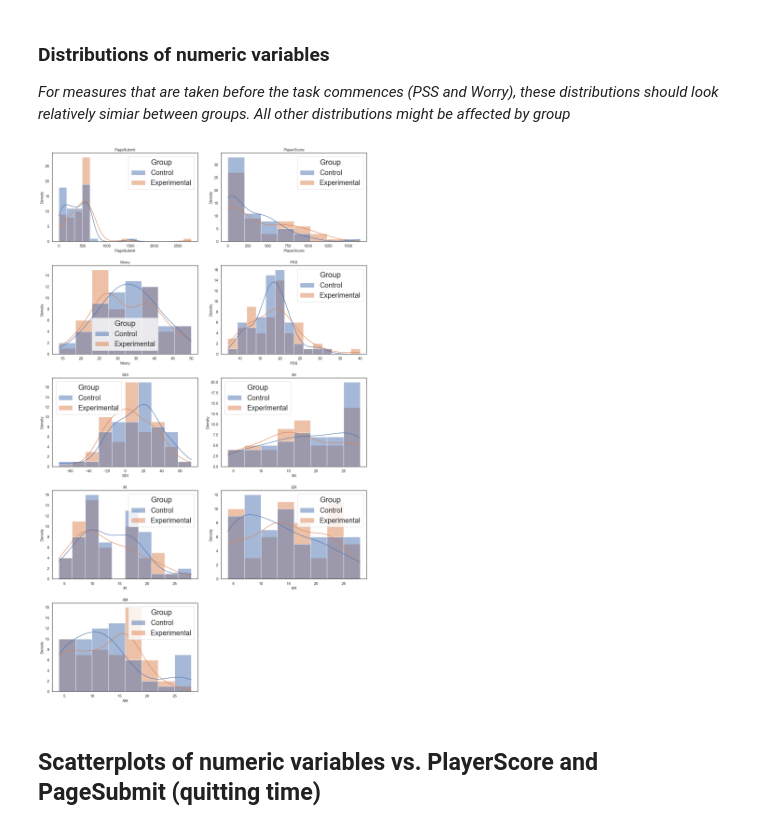
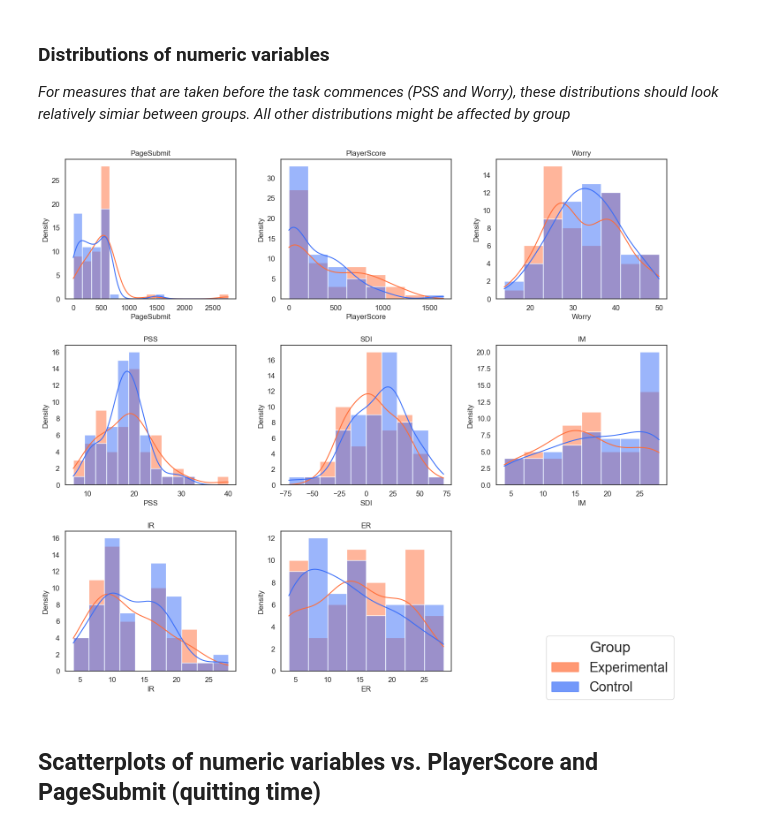
Before and after one commit to sophieneale/COGS164, a Jupyter notebook: 164vis.ipynb, the cells around one changed output. Cells and saved outputs as stored; diff of their text form; code cells hidden in the pictures.

```diff
--- a/164vis.ipynb
+++ b/164vis.ipynb
@@ -173,6 +173,15 @@ E_data = data[data['Metadata','Group'] == 'Experimental']
 C_data = data[data['Metadata','Group'] == 'Control']
 # %% [markdown]
 # **Plotting**
+# %%
+# Colors
+colors = sns.color_palette('rainbow')
+e_color = colors[-1]
+e_color2 = colors[3]
+c_color = colors[0]
+C_patch = mpatches.Patch(color=c_color, label='Control')
+E_patch = mpatches.Patch(color=e_color, label='Experimental')
+E_patch2 = mpatches.Patch(color=e_color2, label='Experimental')
 # %% [markdown]
 ### Distributions of numeric variables
 
@@ -181,34 +190,38 @@ All other distributions might be affected by group*
 # %%
 # Plot distributions of all numeric variables between groups
 def btwn_groups_plots(data, subplots, fig_size):
     v, h = subplots[:2]
     fig, axes = plt.subplots(v, h, figsize=fig_size)
     label_size =12
     i = 0
 
     if v * h == 1:
         axes = [axes]
     else:
         axes = axes.flatten()
 
     # Use second level of multi-index to index columns for plotting
     data2 = data.droplevel(level=0, axis=1)
 
     # Only plot numeric columns
     for col in data[['Task', 'Psych', 'SIMS']].columns.get_level_values(1):
-        sns.histplot(data= data2, x= col, ax=axes[i], hue= 'Group', kde= True, common_norm= True)
+        sns.histplot(data= data2, x= col, ax=axes[i], hue= 'Group', kde= True, common_norm= True, legend= False, palette=[colors[0], colors[-1]])
         axes[i].set_title(col, fontsize=label_size)
         axes[i].set_xlabel(col, fontsize=label_size)
         axes[i].set_ylabel('Density', fontsize=label_size)
         axes[i].tick_params(axis="both", labelsize=label_size)
+
         i += 1
 
     fig.delaxes(axes[-1])
+    e_patch = mpatches.Circle((0.5, 0.5), 0.1, color=e_color, alpha=0.7, label='Experimental')
+    c_patch = mpatches.Circle((0.5, 0.5), 0.1, color=c_color, alpha=0.7, label='Control')
+    fig.legend(handles=[e_patch, c_patch], loc='lower right', title= 'Group')
     plt.tight_layout()
 
-btwn_groups_plots(data, [len(num_cols)//2+1, 2, 1], [15, 25])
+btwn_groups_plots(data, [3, 3], [15, 13])
 # %% [output]
-[figure, old version]
+[figure, new version]
 # %% [markdown]
 ## Scatterplots of numeric variables vs. PlayerScore and PageSubmit (quitting time)
 # %%
```
Also changed, not shown: parts of 13 cells of this notebook.
